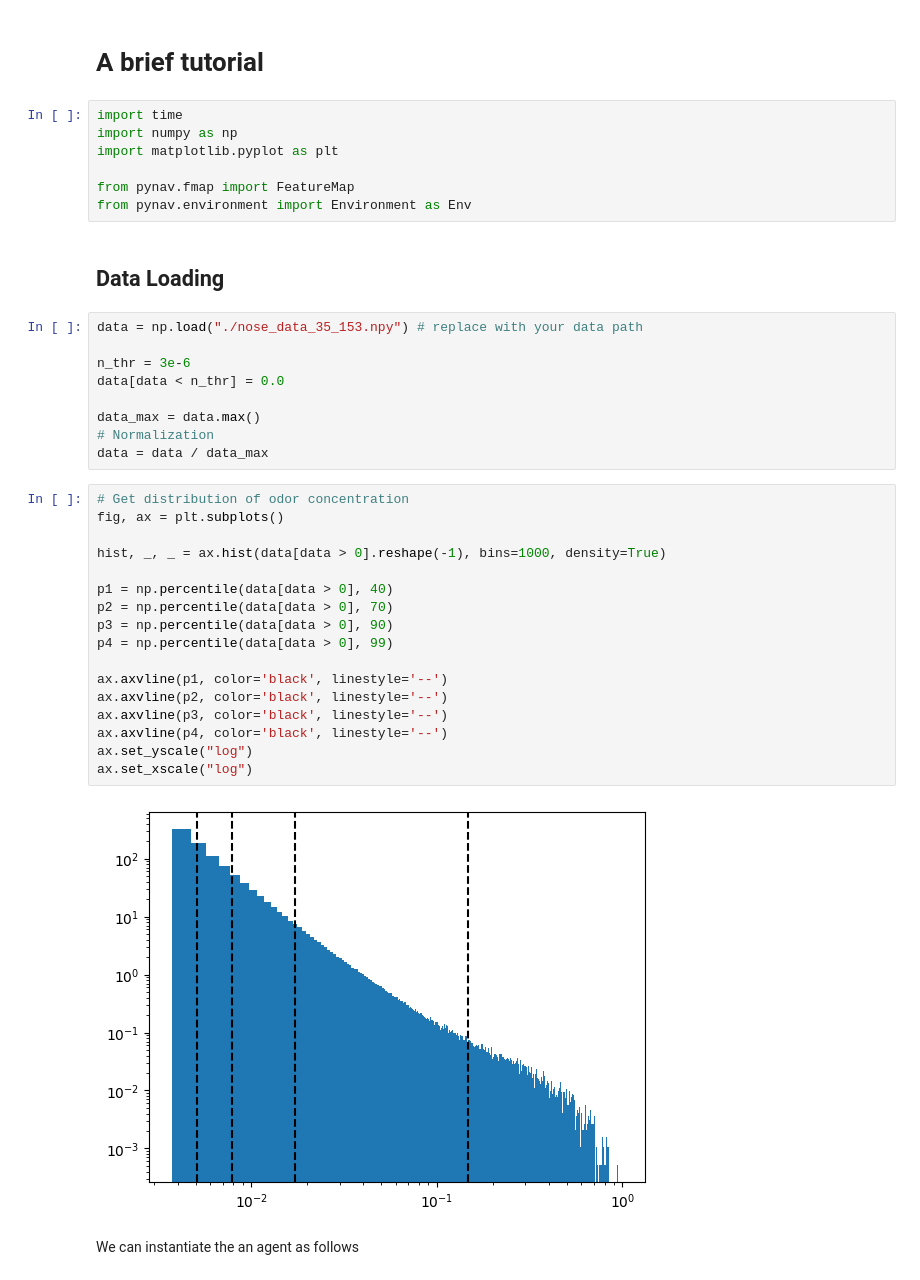
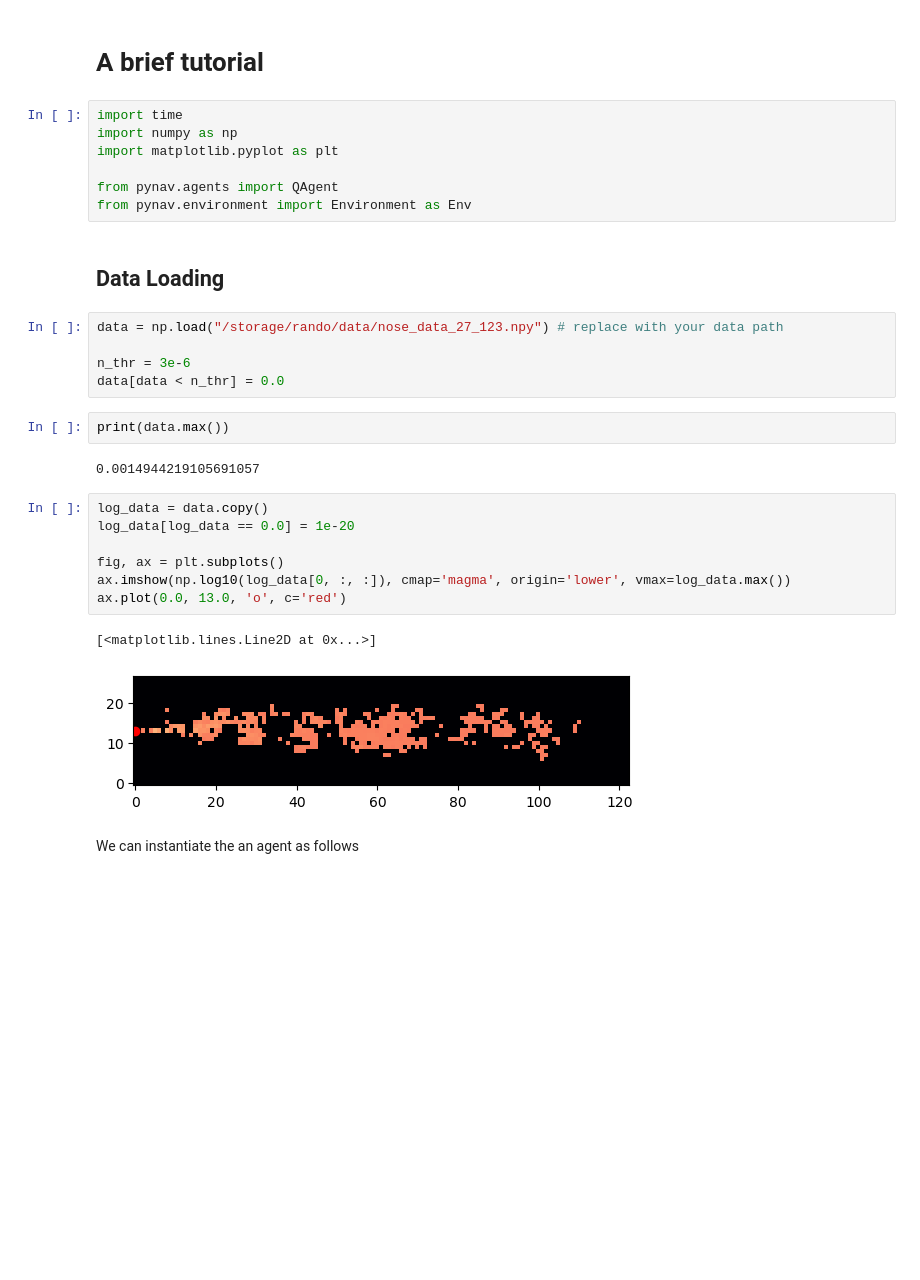
Before and after one commit to PimLb/pynav, a Jupyter notebook: notebooks/Tutorial.ipynb, the cells around one changed output. Cells and saved outputs as stored; diff of their text form; blank space fills up the shorter version.

```diff
--- a/notebooks/Tutorial.ipynb
+++ b/notebooks/Tutorial.ipynb
@@ -5,37 +5,28 @@ import time
 import numpy as np
 import matplotlib.pyplot as plt
 
-from pynav.fmap import FeatureMap
+from pynav.agents import QAgent
 from pynav.environment import Environment as Env
 # %% [markdown]
 ## Data Loading
 # %%
-data = np.load("./nose_data_35_153.npy") # replace with your data path
+data = np.load("/storage/rando/data/nose_data_27_123.npy") # replace with your data path
 
 n_thr = 3e-6
 data[data < n_thr] = 0.0
-
-data_max = data.max()
-# Normalization
-data = data / data_max
-# %%
-# Get distribution of odor concentration
-fig, ax = plt.subplots()
-
-hist, _, _ = ax.hist(data[data > 0].reshape(-1), bins=1000, density=True)
-
-p1 = np.percentile(data[data > 0], 40)
-p2 = np.percentile(data[data > 0], 70)
-p3 = np.percentile(data[data > 0], 90)
-p4 = np.percentile(data[data > 0], 99)
-
-ax.axvline(p1, color='black', linestyle='--')
-ax.axvline(p2, color='black', linestyle='--')
-ax.axvline(p3, color='black', linestyle='--')
-ax.axvline(p4, color='black', linestyle='--')
-ax.set_yscale("log")
-ax.set_xscale("log")
-# %% [output]
-[figure, removed]
+# %%
+print(data.max())
+# %% [output]
+0.0014944219105691057
+# %%
+log_data = data.copy()
+log_data[log_data == 0.0] = 1e-20
+
+fig, ax = plt.subplots()
+ax.imshow(np.log10(log_data[0, :, :]), cmap='magma', origin='lower', vmax=log_data.max())
+ax.plot(0.0, 13.0, 'o', c='red')
+# %% [output]
+[<matplotlib.lines.Line2D at 0x...>]
+[figure, added]
 # %% [markdown]
 We can instantiate the an agent as follows
```
Also changed, not shown: parts of 28 cells of this notebook, 24 other files.
